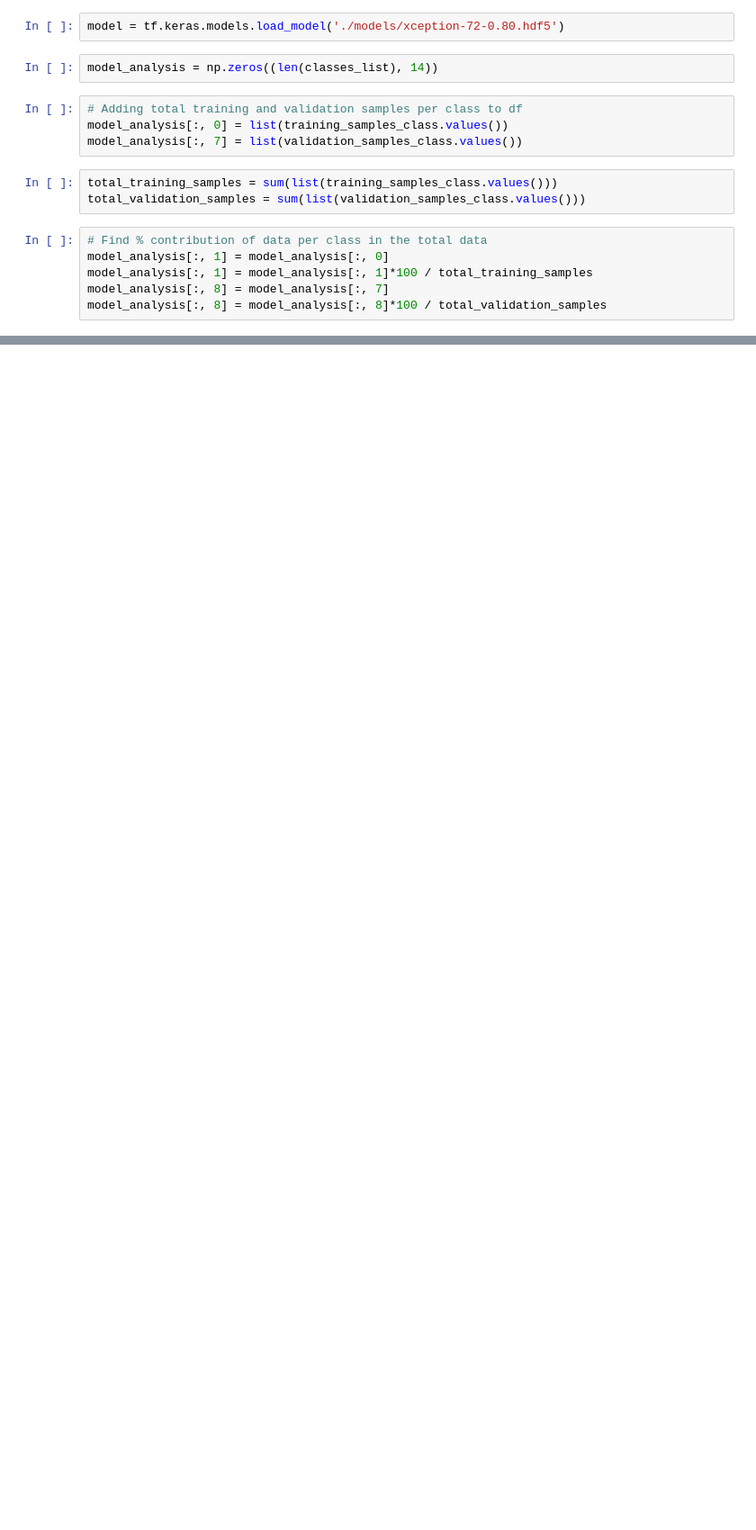
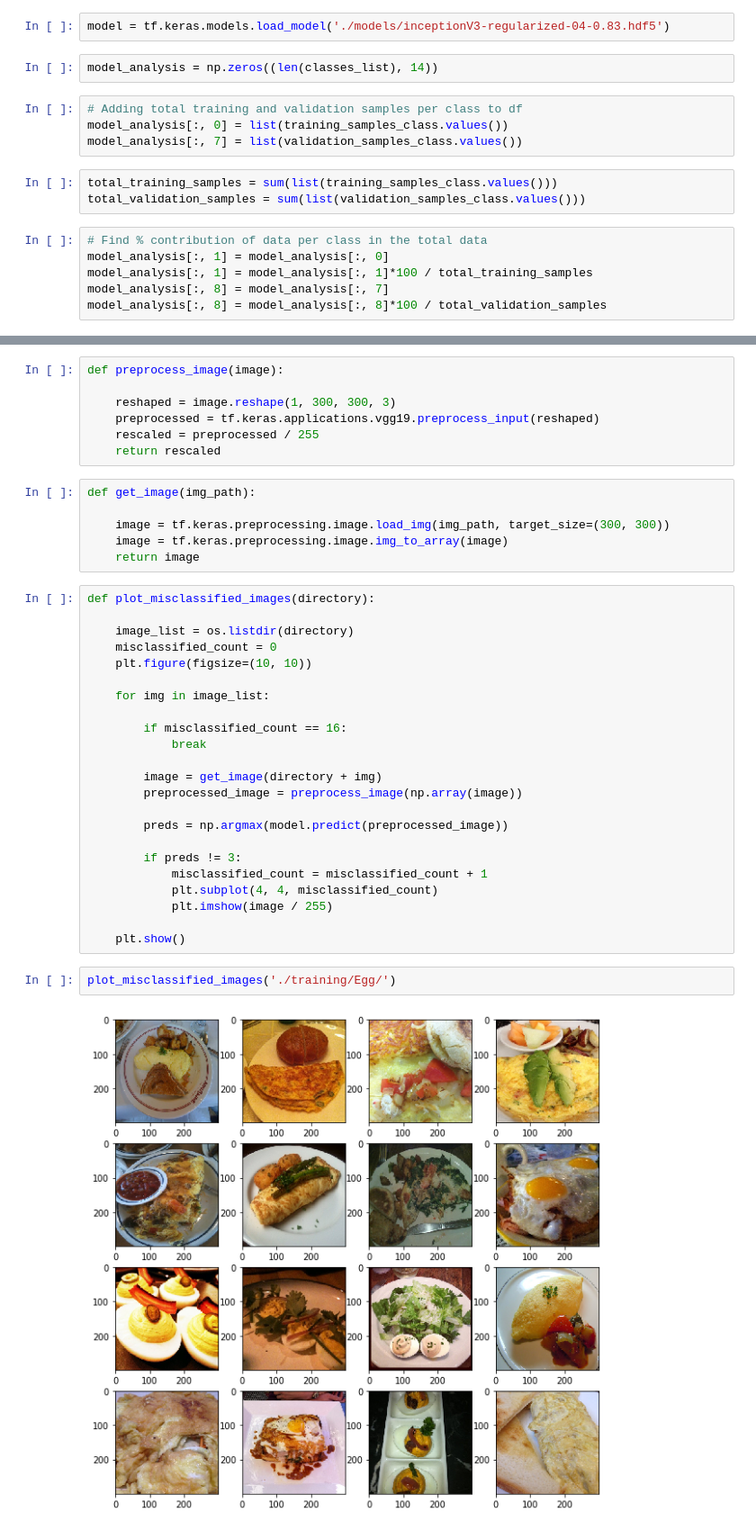
Before and after one commit to dhairyasheelsutar/Food-11-image-classification, a Jupyter notebook: Error analysis.ipynb, the cells around one changed output, grey strips where cells are left out. Shown at 90% size. Drawn from its saved outputs; the diff is of its cells as text; blank space fills up the shorter version.

```diff
--- a/Error analysis.ipynb
+++ b/Error analysis.ipynb
@@ -89,7 +86,7 @@ Columns => [Total training samples, Proportion of training  data, Correctly clas
 Total rows => NUM_CLASSES => 11<br>
 Total columns => 14<br>
 # %%
-model = tf.keras.models.load_model('./models/xception-72-0.80.hdf5')
+model = tf.keras.models.load_model('./models/inceptionV3-regularized-04-0.83.hdf5')
 # %%
 model_analysis = np.zeros((len(classes_list), 14))
 # %%
@@ -129,0 +314,40 @@ def correctly_classified(directory):
+# %%
+def preprocess_image(image):
+
+    reshaped = image.reshape(1, 300, 300, 3)
+    preprocessed = tf.keras.applications.vgg19.preprocess_input(reshaped)
+    rescaled = preprocessed / 255
+    return rescaled
+# %%
+def get_image(img_path):
+
+    image = tf.keras.preprocessing.image.load_img(img_path, target_size=(300, 300))
+    image = tf.keras.preprocessing.image.img_to_array(image)
+    return image
+# %%
+def plot_misclassified_images(directory):
+
+    image_list = os.listdir(directory)
+    misclassified_count = 0
+    plt.figure(figsize=(10, 10))
+
+    for img in image_list:
+
+        if misclassified_count == 16:
+            break
+
+        image = get_image(directory + img)
+        preprocessed_image = preprocess_image(np.array(image))
+
+        preds = np.argmax(model.predict(preprocessed_image))
+
+        if preds != 3:
+            misclassified_count = misclassified_count + 1
+            plt.subplot(4, 4, misclassified_count)
+            plt.imshow(image / 255)
+
+    plt.show()
+# %%
+plot_misclassified_images('./training/Egg/')
+# %% [output]
+[figure, added]
```
Also changed, not shown: parts of 51 cells of this notebook.
